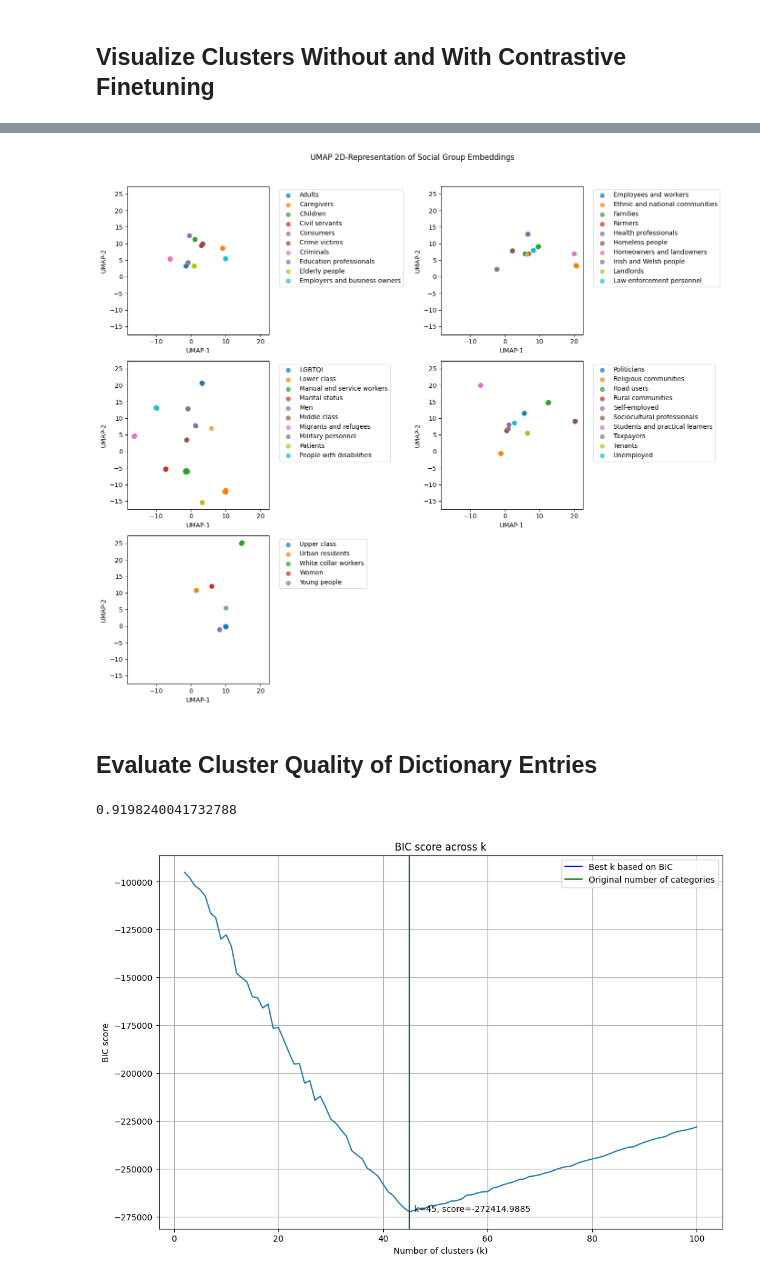
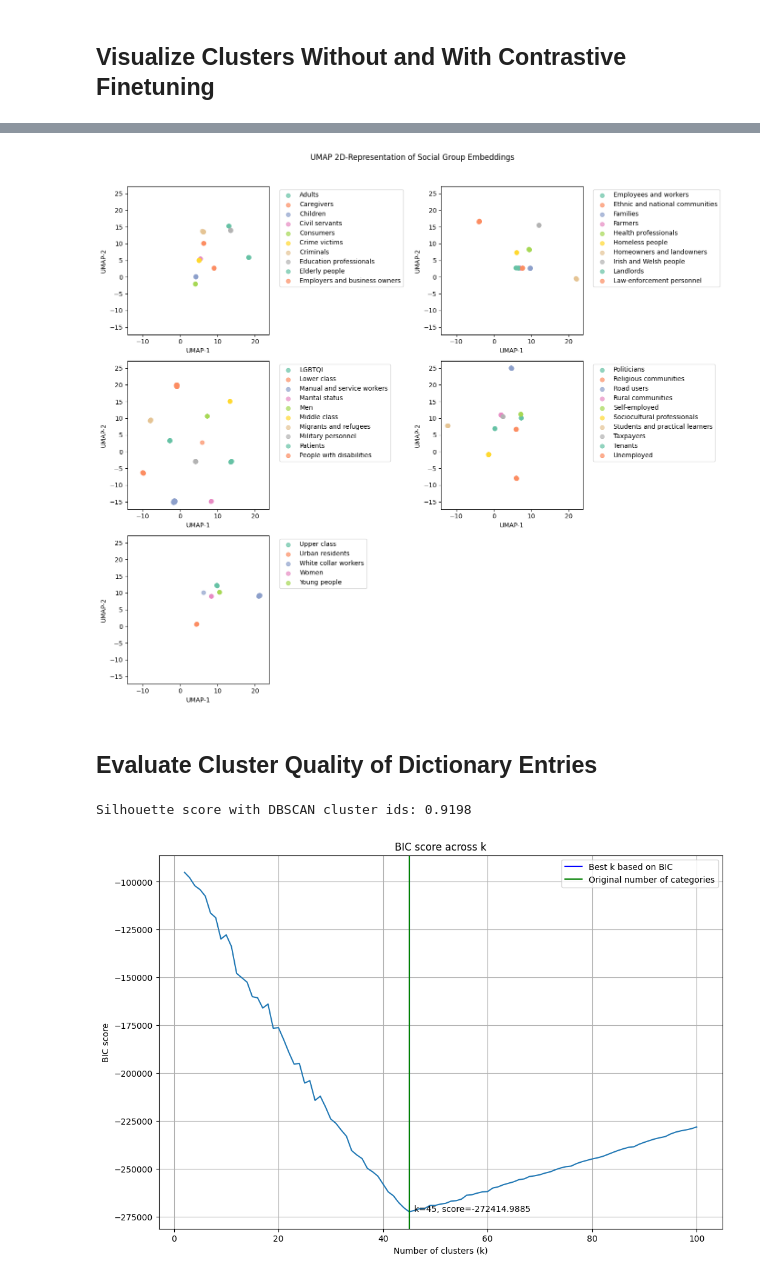
Before and after one commit to MaximilianWeiland/Master_Thesis, a Jupyter notebook: 05_clustering/evaluation_clustering_quality.ipynb, the cells around one changed output, grey strips where cells are left out. Drawn from its saved outputs; the diff is of its cells as text; code cells hidden in the pictures.

```diff
--- a/05_clustering/evaluation_clustering_quality.ipynb
+++ b/05_clustering/evaluation_clustering_quality.ipynb
@@ -68,11 +78,20 @@ plot_2d_embeddings_grid(reducer=umap_reducer, embeddings=emb_without_cl, categor
 # %%
 # create a fresh reducer and apply finetuned embeddings to it
 reducer = umap.UMAP(n_components=2)
 
 # plot the 2d embeddings obtained from finetuned model
-plot_2d_embeddings_grid(reducer=umap_reducer, embeddings=dictionary_embeddings, category_list=category_list, cat2id=cat2id, reducer_name="UMAP")
+plot_embeddings_grid(
+    reducer=umap_reducer,
+    embeddings=dictionary_embeddings,
+    category_list=category_list,
+    cat2id=cat2id,
+    reducer_name="UMAP",
+    classes_per_plot=10,
+    ncols=2,
+    color_scheme=plt.cm.Set2.colors
+)
 # %% [output]
-[figure, old version]
+[figure, new version]
 # %% [markdown]
 ## **Evaluate Cluster Quality of Dictionary Entries**
 # %%
@@ -89,9 +108,9 @@ dbscan_df = pd.DataFrame(
     {"mention": mention_list,
      "dbscan_cluster": pred_labels}
 )
-silhouette_score(X, pred_labels)
+print(f"Silhouette score with DBSCAN cluster ids: {silhouette_score(X, pred_labels):.4f}")
 # %% [output]
-0.9198240041732788
+Silhouette score with DBSCAN cluster ids: 0.9198
 # %%
 # create range of GMMs with increasing k and store the BIC
 ks = range(2, 101)
```
Also changed, not shown: parts of 2 cells of this notebook, 7 other files.
